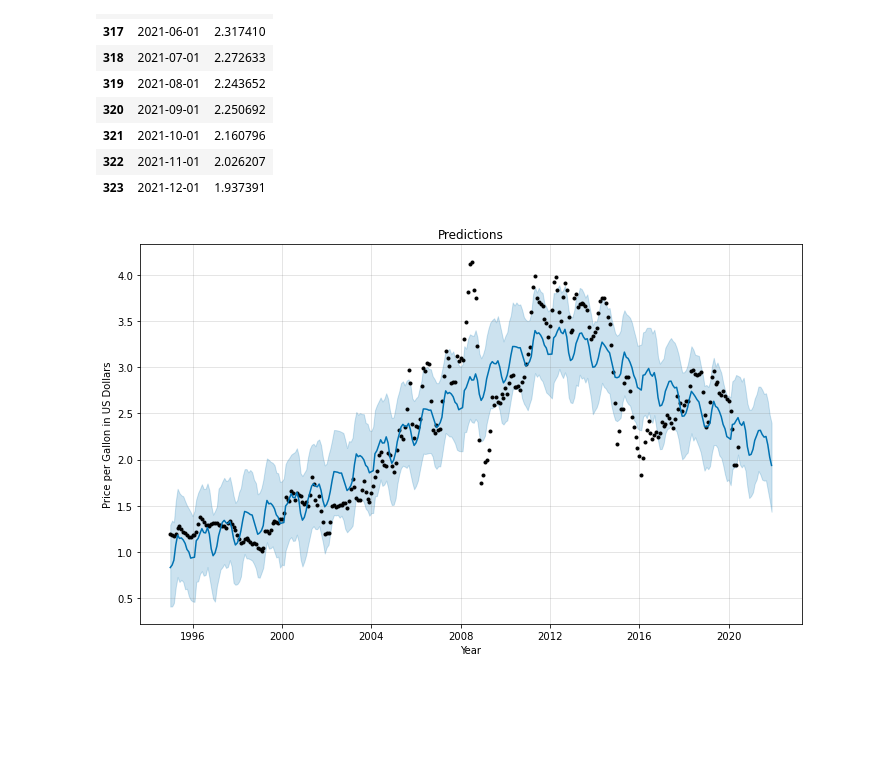
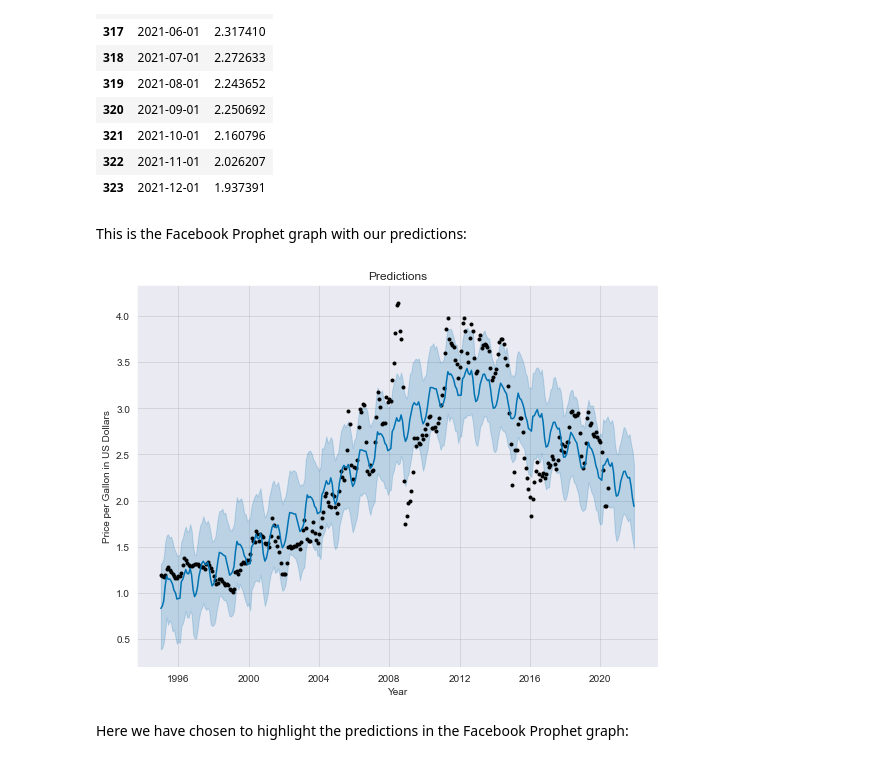
Before and after one commit to zachagreenberg/GasPrices, a Jupyter notebook: Project_Notebook.ipynb, the cells around one changed output. Drawn from its saved outputs; the diff is of its cells as text; code cells hidden in the pictures; blank space fills up the shorter version.

```diff
--- a/Project_Notebook.ipynb
+++ b/Project_Notebook.ipynb
@@ -199,9 +203,11 @@ First we'll take a look at our target variable
 **Distribution of Gas Prices**
 # %%
 #creating a distribution of gas prices, the target variable
+sns.set_style("darkgrid")
 fig, ax = plt.subplots(figsize=(9,6))
-ax.plot(oil_prices['retail_gas_price'])
+sns.lineplot(x = oil_prices.index, y = 'retail_gas_price', data = oil_prices)
 ax.set_ylabel('US Dollars per Gallon')
 ax.set_xlabel('Years')
-ax.set_title('Monthly Distribution of Gas Prices');
+ax.set_title('Monthly Distribution of Gas Prices')
+plt.savefig('Images/Target.png');
 # %% [output]
@@ -1059,12 +1062,17 @@ INFO:prophet:Disabling daily seasonality. Run prophet with daily_seasonality=Tru
 | 321 | 2021-10-01 | 2.160796 |
 | 322 | 2021-11-01 | 2.026207 |
 | 323 | 2021-12-01 | 1.937391 |
+# %% [markdown]
+This is the Facebook Prophet graph with our predictions:
 # %%
 #plotting the forecast and its components
-fig, ax = plt.subplots(figsize=(10,6))
+fig, ax = plt.subplots(figsize=(8,6))
 prophet_model.plot(forecast, ax=ax)
 ax.set_ylabel('Price per Gallon in US Dollars')
 ax.set_xlabel('Year')
-ax.set_title('Predictions');
+ax.set_title('Predictions')
+plt.savefig('Images/Predictions.png');
 # %% [output]
-[figure, old version]
+[figure, new version]
+# %% [markdown]
+Here we have chosen to highlight the predictions in the Facebook Prophet graph:
```
Also changed, not shown: parts of 78 cells of this notebook.
